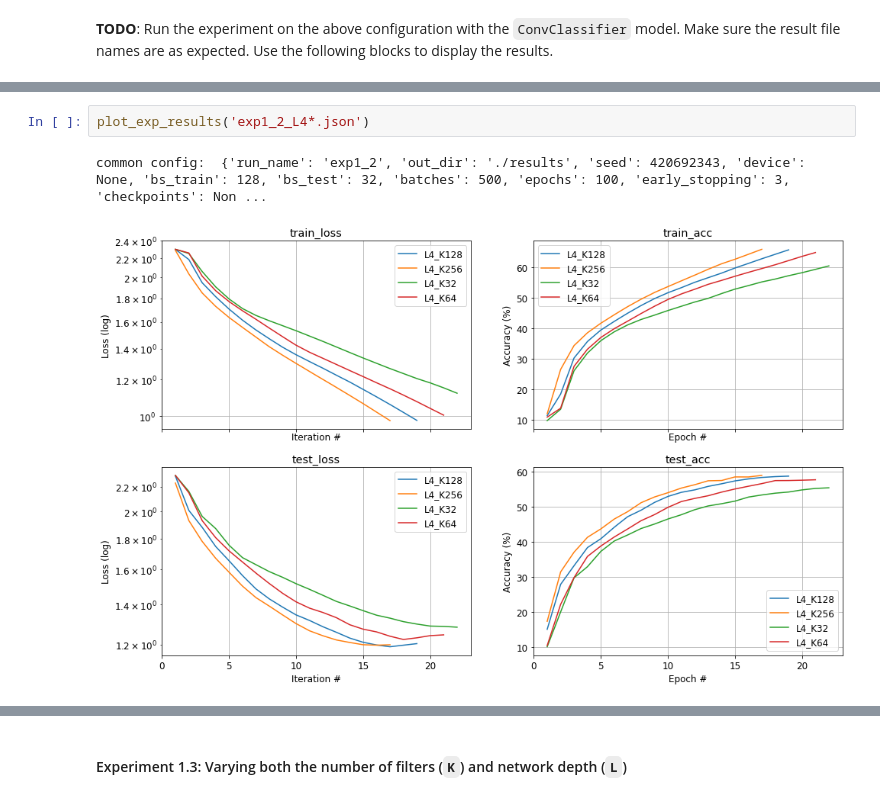
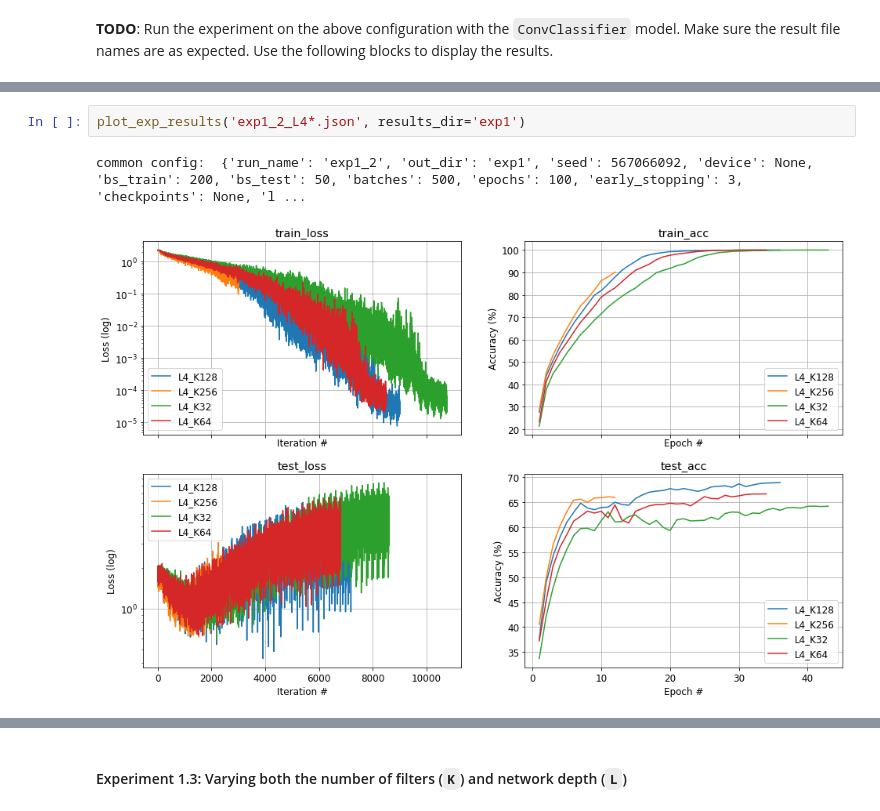
Before and after one commit to Ofir-Shechtman/CS236781-Deep-Learning-hw2, a Jupyter notebook: Part3_CNNs.ipynb, the cells around one changed output, grey strips where cells are left out. Cells and saved outputs as stored; diff of their text form.

```diff
--- a/Part3_CNNs.ipynb
+++ b/Part3_CNNs.ipynb
@@ -476,6 +476,6 @@ common config:  {'run_name': 'exp1_2', 'out_dir': './results', 'seed': 153608244
 # %%
-plot_exp_results('exp1_2_L4*.json')
+plot_exp_results('exp1_2_L4*.json', results_dir='exp1')
 # %% [output]
-common config:  {'run_name': 'exp1_2', 'out_dir': './results', 'seed': 420692343, 'device': None, 'bs_train': 128, 'bs_test': 32, 'batches': 500, 'epochs': 100, 'early_stopping': 3, 'checkpoints': Non ...
+common config:  {'run_name': 'exp1_2', 'out_dir': 'exp1', 'seed': 567066092, 'device': None, 'bs_train': 200, 'bs_test': 50, 'batches': 500, 'epochs': 100, 'early_stopping': 3, 'checkpoints': None, 'l ...
-[figure, old version]
+[figure, new version]
 # %%
```
Also changed, not shown: parts of 7 cells of this notebook, 19 other files.
